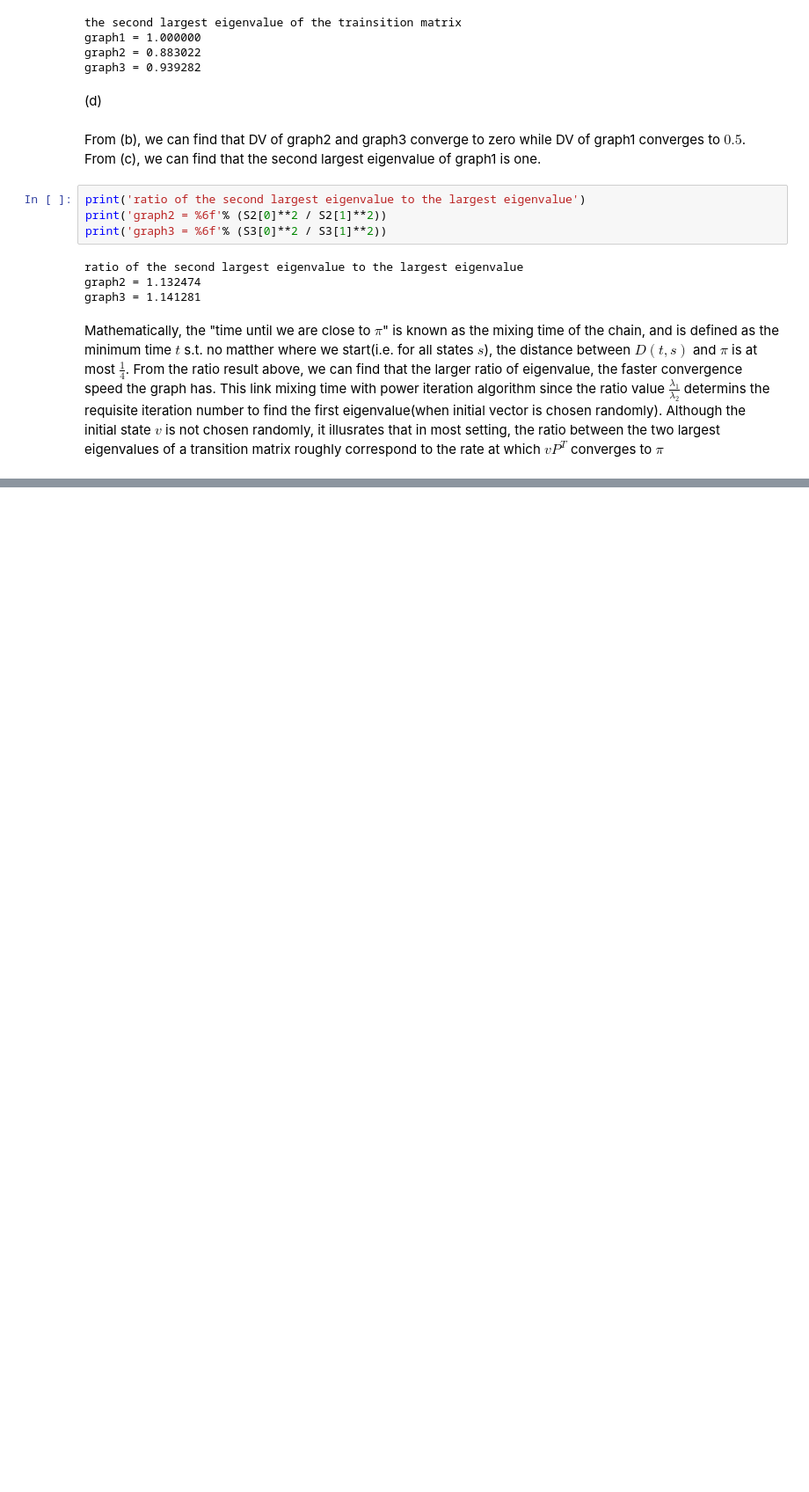
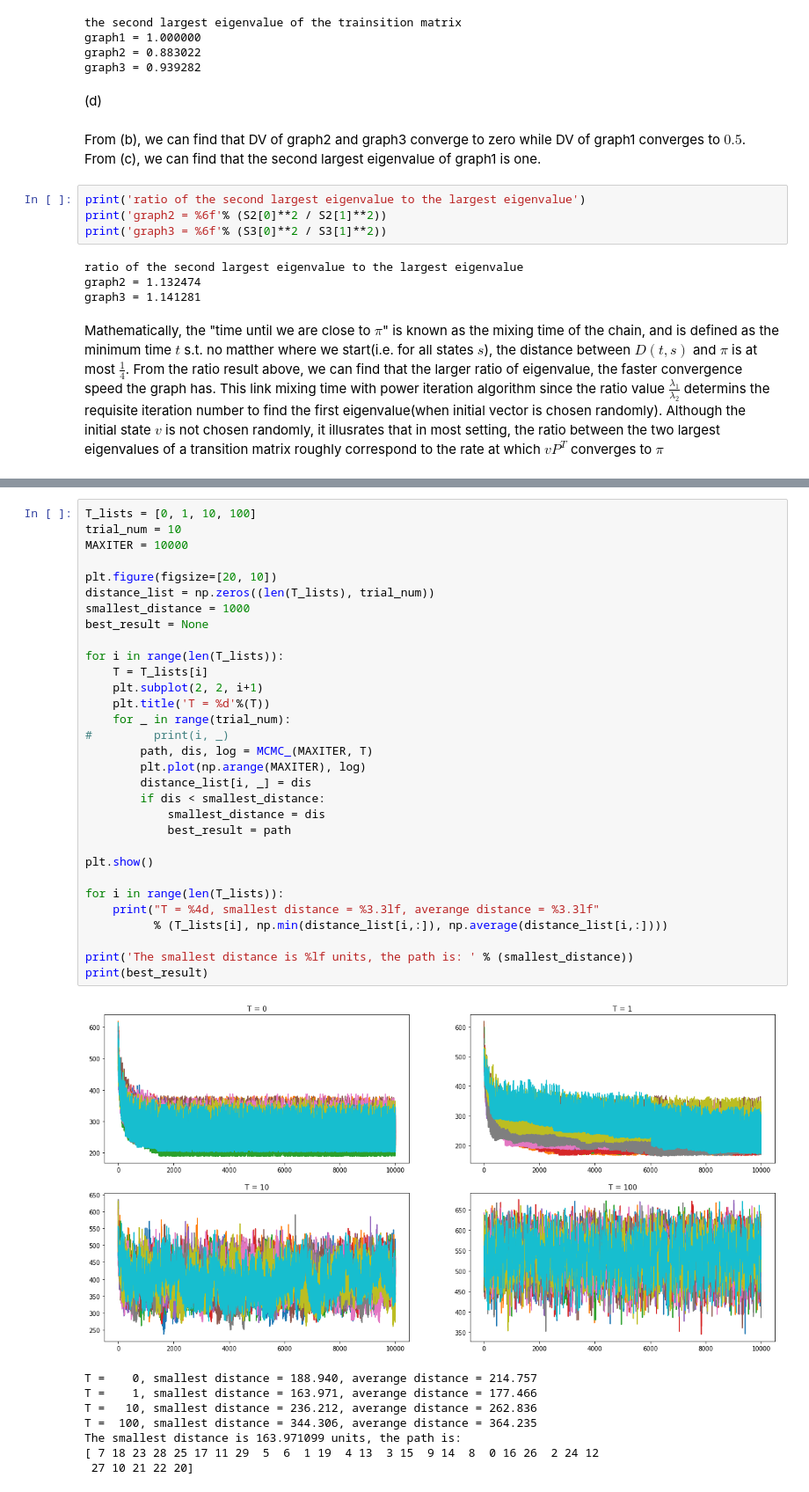
Before and after one commit to Skyraker2016/CS168, a Jupyter notebook: miniproject7/miniproject7.ipynb, the cells around one changed output, grey strips where cells are left out. Shown at 88% size. Saved outputs shown, nothing was run; the diff lists cells and outputs as text; blank space fills up the shorter version.

```diff
--- a/miniproject7/miniproject7.ipynb
+++ b/miniproject7/miniproject7.ipynb
@@ -116,0 +277,40 @@ Mathematically, the "time until we are close to $\pi$" is known as the mixing ti
+# %%
+T_lists = [0, 1, 10, 100]
+trial_num = 10
+MAXITER = 10000
+
+plt.figure(figsize=[20, 10])
+distance_list = np.zeros((len(T_lists), trial_num))
+smallest_distance = 1000
+best_result = None
+
+for i in range(len(T_lists)):
+    T = T_lists[i]
+    plt.subplot(2, 2, i+1)
+    plt.title('T = %d'%(T))
+    for _ in range(trial_num):
+#         print(i, _)
+        path, dis, log = MCMC_(MAXITER, T)
+        plt.plot(np.arange(MAXITER), log)
+        distance_list[i, _] = dis
+        if dis < smallest_distance:
+            smallest_distance = dis
+            best_result = path
+
+plt.show()
+
+for i in range(len(T_lists)):
+    print("T = %4d, smallest distance = %3.3lf, averange distance = %3.3lf"
+          % (T_lists[i], np.min(distance_list[i,:]), np.average(distance_list[i,:])))
+
+print('The smallest distance is %lf units, the path is: ' % (smallest_distance))
+print(best_result)
+# %% [output]
+[figure, added]
+T =    0, smallest distance = 188.940, averange distance = 214.757
+T =    1, smallest distance = 163.971, averange distance = 177.466
+T =   10, smallest distance = 236.212, averange distance = 262.836
+T =  100, smallest distance = 344.306, averange distance = 364.235
+The smallest distance is 163.971099 units, the path is:
+[ 7 18 23 28 25 17 11 29  5  6  1 19  4 13  3 15  9 14  8  0 16 26  2 24 12
+ 27 10 21 22 20]
```
Also changed, not shown: parts of 17 cells of this notebook.
